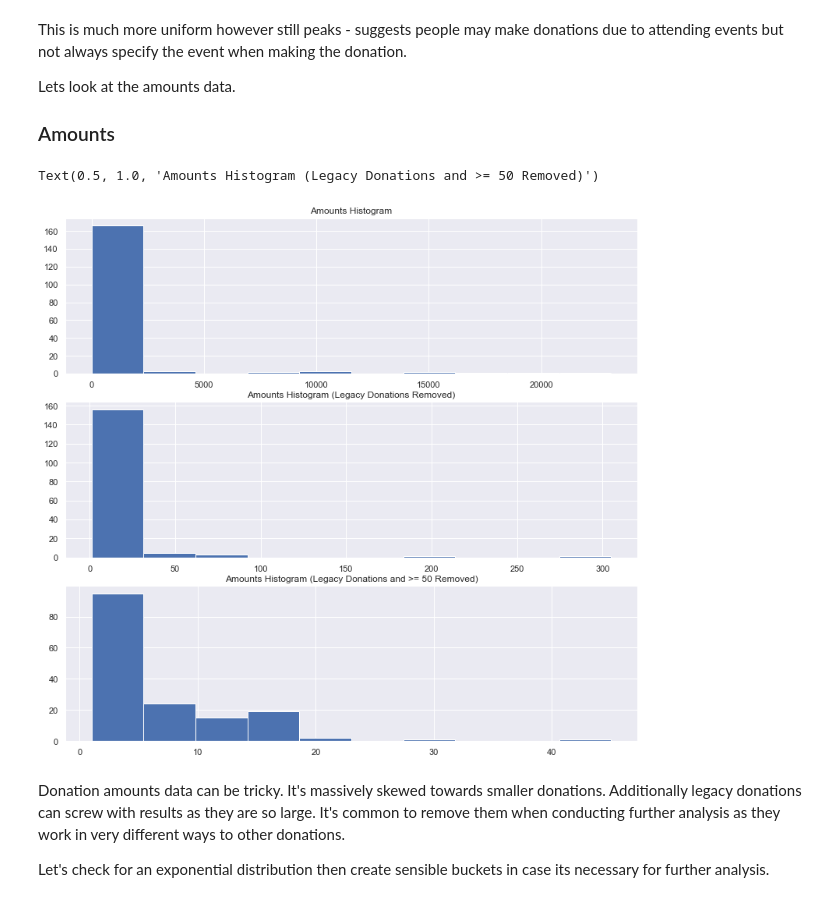
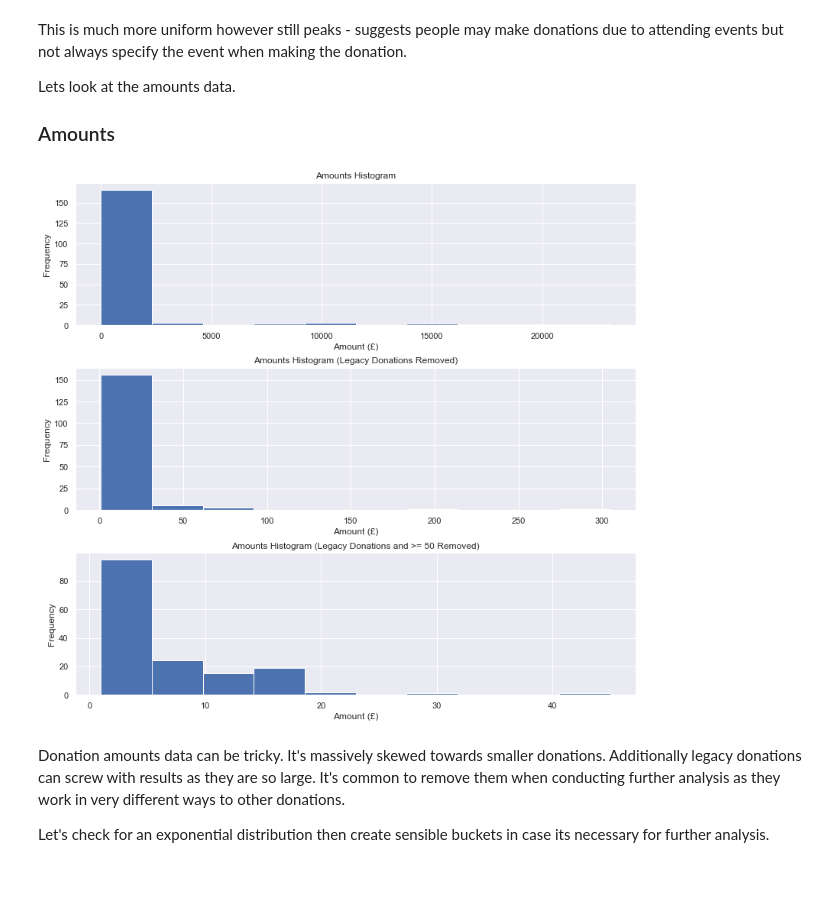
Before and after one commit to jireland88/Data_Science_in_Pro_Bono_Consulting, a Jupyter notebook: Donation Analysis.ipynb, the cells around one changed output. Cells and saved outputs as stored; diff of their text form; code cells hidden in the pictures.

```diff
--- a/Donation Analysis.ipynb
+++ b/Donation Analysis.ipynb
@@ -27,13 +28,13 @@ quarters = [] # new feature created for association analysis
 
 def which_quarter(x):
     if x <= 91:
-        return 1
+        return "first"
     elif 91 < x and x <= 182:
-        return 2
+        return "second"
     elif 182 < x and x <= 273:
-        return 3
+        return "third"
     else:
-        return 4
+        return "fourth"
 
 for key, value in donor_data.iterrows():
     donation = value[0]
@@ -111,23 +120,27 @@ Lets look at the amounts data.
 # %%
 import matplotlib.pyplot as plt
 
 fig, axs = plt.subplots(3, figsize=(11, 10))
 
 fig.tight_layout()
 
 donor_data["amount"].hist(ax=axs[0])
 
 donor_data[donor_data["type"] != "Legacy"]["amount"].hist(ax=axs[1])
 
 donor_data[(donor_data["type"] != "Legacy") &
            (donor_data["amount"] < 50)]["amount"].hist(ax=axs[2])
 
-axs[0].set_title("Amounts Histogram")
-axs[1].set_title("Amounts Histogram (Legacy Donations Removed)")
-axs[2].set_title("Amounts Histogram (Legacy Donations and >= 50 Removed)")
+axs[0].set(title = "Amounts Histogram",
+           xlabel = "Amount (£)", ylabel = "Frequency")
+axs[1].set(title = "Amounts Histogram (Legacy Donations Removed)",
+           xlabel = "Amount (£)", ylabel = "Frequency")
+axs[2].set(title = "Amounts Histogram (Legacy Donations and >= 50 Removed)",
+           xlabel = "Amount (£)", ylabel = "Frequency")
+
+fig.subplots_adjust(hspace=0.3)
 # %% [output]
-Text(0.5, 1.0, 'Amounts Histogram (Legacy Donations and >= 50 Removed)')
-[figure, old version]
+[figure, new version]
 # %% [markdown]
 Donation amounts data can be tricky. It's massively skewed towards smaller donations. Additionally legacy donations can screw with results as they are so large. It's common to remove them when conducting further analysis as they work in very different ways to other donations.
 
```
Also changed, not shown: parts of 16 cells of this notebook.
